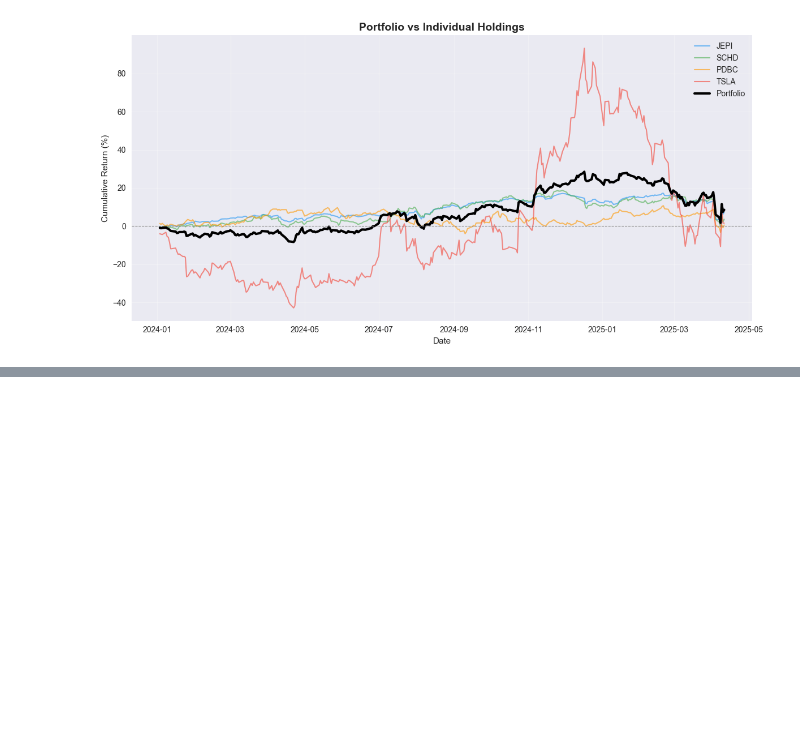
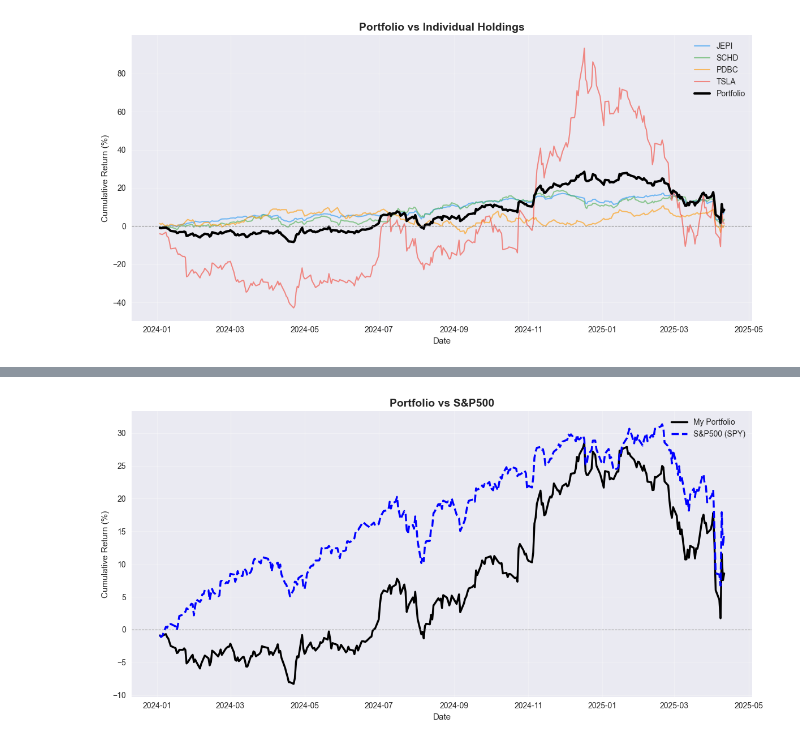
Before and after one commit to chancepark/portfolio-analytics, a Jupyter notebook: 01_portfolio_overview.ipynb, the cells around one changed output, grey strips where cells are left out. Cells and saved outputs as stored; diff of their text form; code cells hidden in the pictures; blank space fills up the shorter version.

```diff
--- a/01_portfolio_overview.ipynb
+++ b/01_portfolio_overview.ipynb
@@ -263,3 +263,18 @@ plt.tight_layout()
 plt.show()
 # %% [output]
 [figure]
+# %%
+# S&P500 벤치마크 데이터 추가
+benchmark = yf.download('SPY', start='2024-01-01', end='2025-04-12')['Close'].squeeze()
+benchmark_returns = benchmark.pct_change().dropna()
+cumulative_benchmark = (1 + benchmark_returns).cumprod() - 1
+
+benchmark_annual_return = float(benchmark_returns.mean() * 252 * 100)
+benchmark_volatility = float(benchmark_returns.std() * np.sqrt(252) * 100)
+benchmark_sharpe = float((benchmark_returns.mean() * 252) / (benchmark_returns.std() * np.sqrt(252)))
+
+print("=== 벤치마크(S&P500) 성과 ===")
+print(f"연환산 수익률: {benchmark_annual_return:.1f}%")
+print(f"연환산 변동성: {benchmark_volatility:.1f}%")
+print(f"샤프비율: {benchmark_sharpe:.2f}")
+print(f"누적 수익률: {cumulative_benchmark.iloc[-1]*100:.1f}%")
@@ -265,0 +288,27 @@ plt.show()
+# %%
+# 포트폴리오 vs 벤치마크 비교 차트
+fig, ax = plt.subplots(figsize=(12, 6))
+
+ax.plot(cumulative_portfolio.index,
+        cumulative_portfolio * 100,
+        label='My Portfolio',
+        color='black',
+        linewidth=2.5)
+
+ax.plot(cumulative_benchmark.index,
+        cumulative_benchmark * 100,
+        label='S&P500 (SPY)',
+        color='blue',
+        linewidth=2.5,
+        linestyle='--')
+
+ax.axhline(y=0, color='gray', linestyle='--', linewidth=0.8)
+ax.set_title('Portfolio vs S&P500', fontsize=14, fontweight='bold')
+ax.set_xlabel('Date')
+ax.set_ylabel('Cumulative Return (%)')
+ax.legend()
+ax.grid(True, alpha=0.3)
+plt.tight_layout()
+plt.show()
+# %% [output]
+[figure, added]
```
Also changed, not shown: parts of 11 cells of this notebook.
